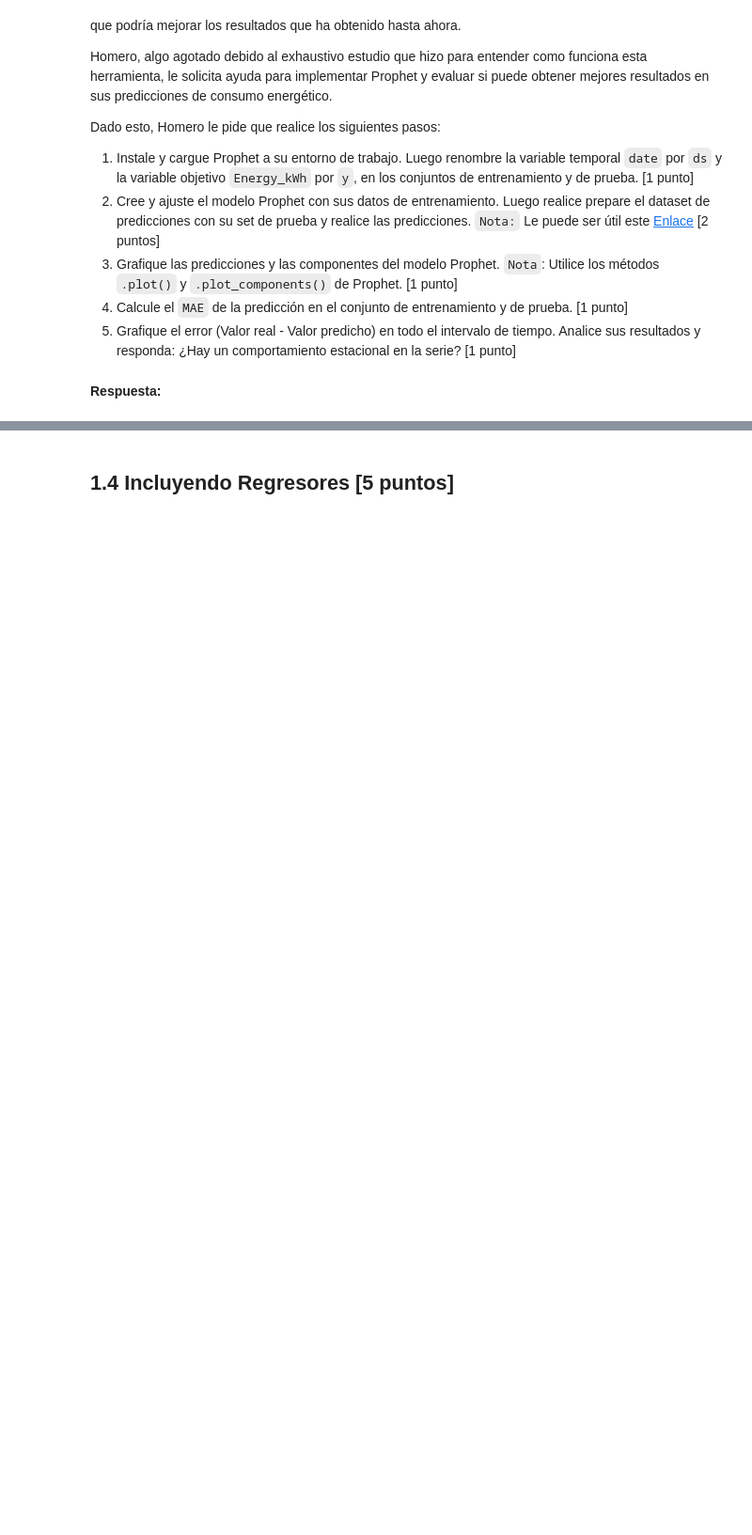
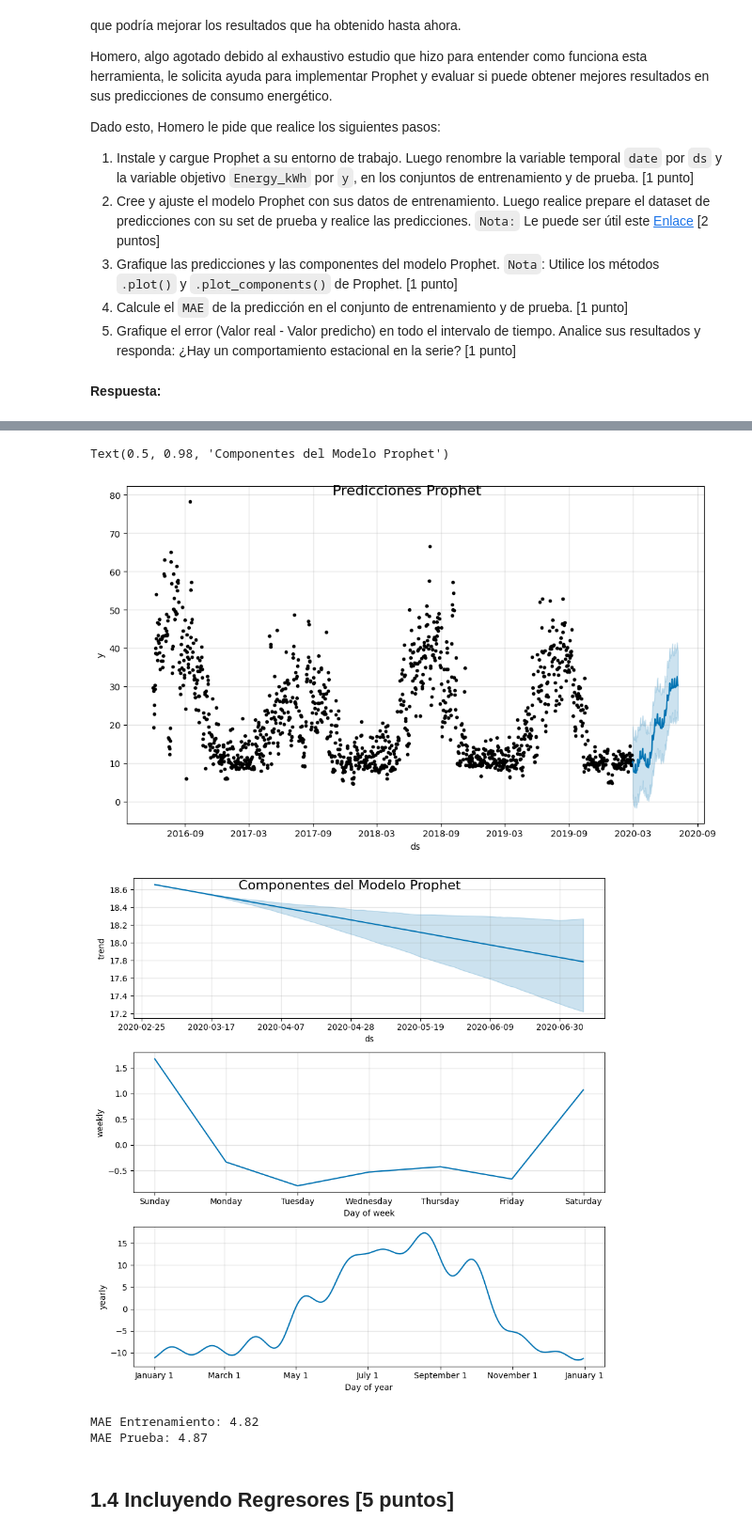
Before and after one commit to ignacio3645/MDS7202, a Jupyter notebook: Laboratorio_10/Lab10_enunciado.ipynb, the cells around one changed output, grey strips where cells are left out. Shown at 94% size. Saved outputs shown, nothing was run; the diff lists cells and outputs as text; code cells hidden in the pictures; blank space fills up the shorter version.

```diff
--- a/Laboratorio_10/Lab10_enunciado.ipynb
+++ b/Laboratorio_10/Lab10_enunciado.ipynb
@@ -113,0 +118,4 @@ En primer lugar, cargue los datos históricos del archivo `energia_homero.csv` a
+# %%
+df  = pd.read_csv('C:\\Users\\naach\\MDS7202\\Laboratorio_10\\energia_homero.csv')
+df['date'] = pd.to_datetime(df['date'], format='%Y-%m-%d')
+df.head()
@@ -134,0 +150,20 @@ Usted, como buen ciudadano de Springfield, decide ayudar a Homero, el cual le pi
+# %%
+# Holdout
+
+df['set'] = np.where(df.date >= pd.Timestamp('2020-02-29'), 'Test', 'Train')
+
+train = df[df['set'] == 'Train'].copy()
+test = df[df['set'] == 'Test'].copy()
+
+target = 'Energy_kWh'
+
+X_train = train.drop(columns = ['set'])
+y_train = train[target].copy()
+
+X_test = test.drop(columns = ['set'])
+y_test = test[target].copy()
+
+print(f'% destinado a train: {len(train) / len(df):.2f}')
+print(f'% destinado a test: {len(test) / len(df):.2f}')
+
+X_train
@@ -159,0 +459,10 @@ Dado esto, Homero le pide que realice los siguientes pasos:
+# %%
+train_prophet = train.rename(columns={'date': 'ds', 'Energy_kWh': 'y'})
+test_prophet = test.rename(columns={'date': 'ds', 'Energy_kWh': 'y'})
+# %%
+model = Prophet()
+model.fit(train_prophet)
+
+# Crear dataframe para predicción
+future = test_prophet[['ds']].copy()
+forecast = model.predict(future)
@@ -159,0 +472,7 @@ Dado esto, Homero le pide que realice los siguientes pasos:
+# %%
+fig1 = model.plot(forecast)
+fig1.suptitle("Predicciones Prophet", fontsize=16)
+
+fig2 = model.plot_components(forecast)
+fig2.suptitle("Componentes del Modelo Prophet", fontsize=16)
+# %% [output]
@@ -159,0 +492,16 @@ Dado esto, Homero le pide que realice los siguientes pasos:
+Text(0.5, 0.98, 'Componentes del Modelo Prophet')
+[figure, added]
+[figure, added]
+# %%
+# MAE para entrenamiento
+forecast_train = model.predict(train_prophet[['ds']])
+mae_train = mean_absolute_error(train_prophet['y'], forecast_train['yhat'])
+
+# MAE para prueba
+mae_test = mean_absolute_error(test_prophet['y'], forecast['yhat'])
+
+print(f"MAE Entrenamiento: {mae_train:.2f}")
+print(f"MAE Prueba: {mae_test:.2f}")
+# %% [output]
+MAE Entrenamiento: 4.82
+MAE Prueba: 4.87
```
Also changed, not shown: parts of 40 cells of this notebook.
